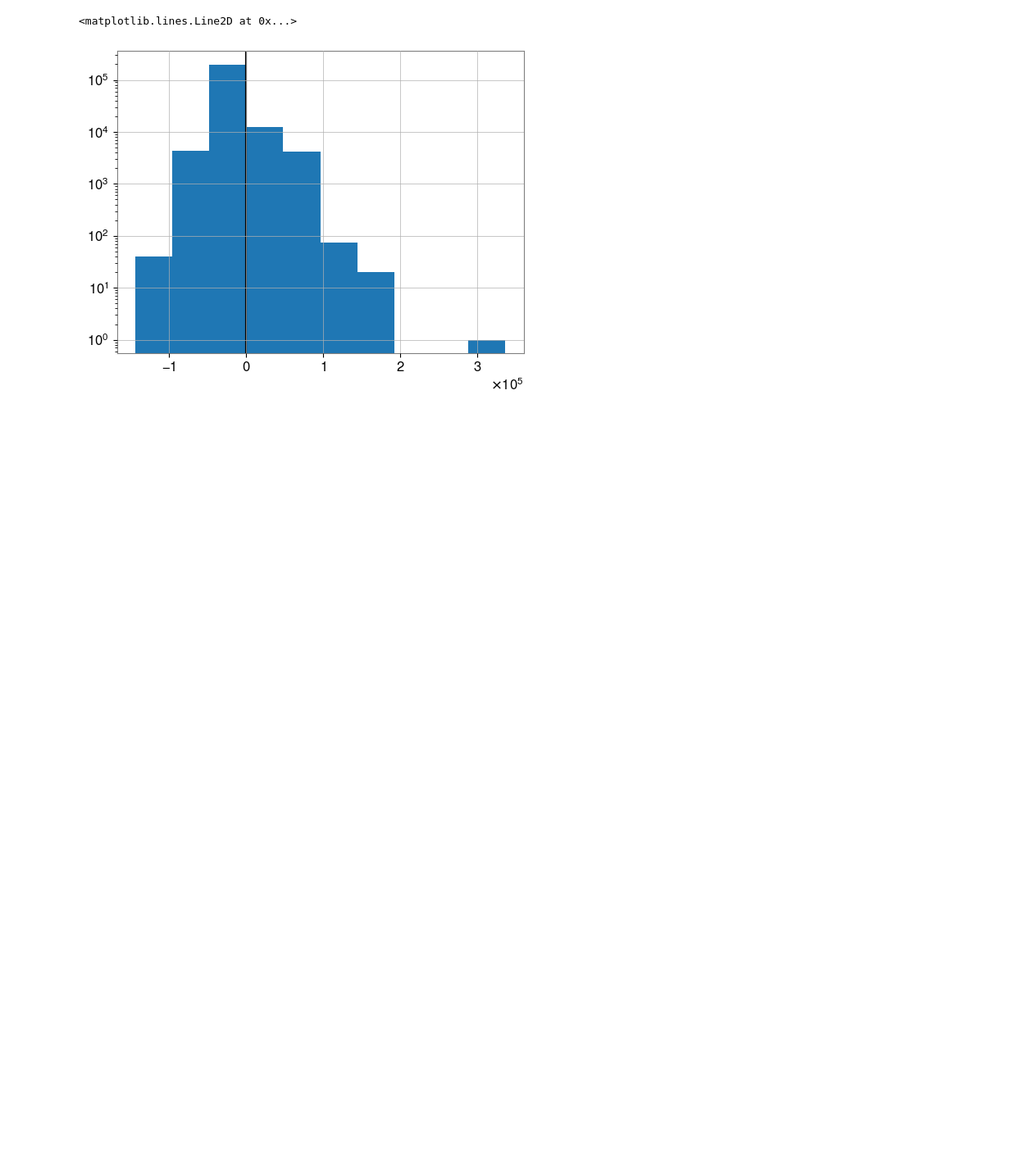
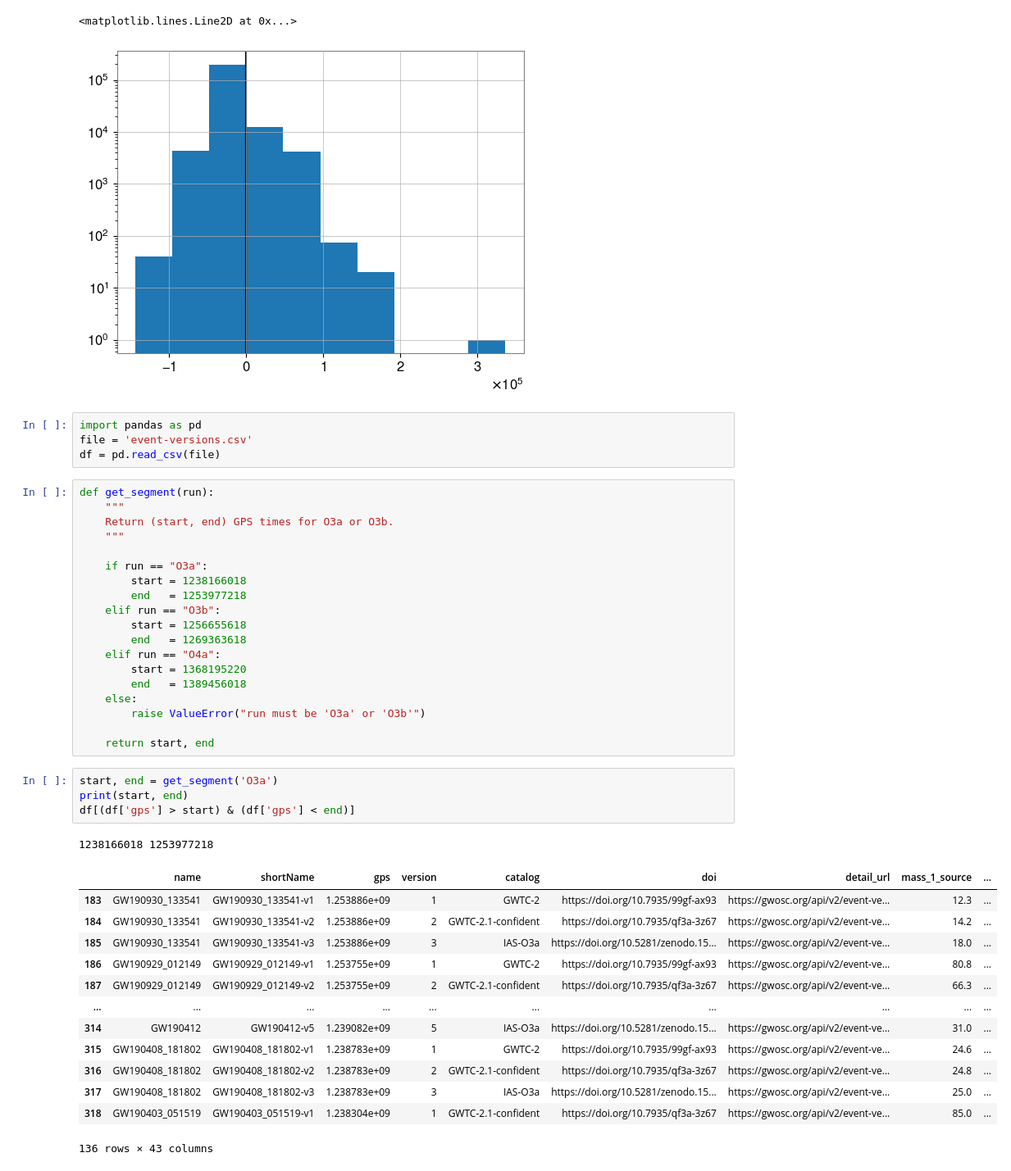
Before and after one commit to ashishmathew0297/gwpy-experiments, a Jupyter notebook: dq_data/testing_gaps.ipynb, the cells around one changed output. Shown at 82% size. Drawn from its saved outputs; the diff is of its cells as text; blank space fills up the shorter version.

```diff
--- a/dq_data/testing_gaps.ipynb
+++ b/dq_data/testing_gaps.ipynb
@@ -150,3 +150,45 @@ plt.axvline(30, c='black')
 # %% [output]
 <matplotlib.lines.Line2D at 0x...>
 [figure]
+# %%
+import pandas as pd
+file = 'event-versions.csv'
+df = pd.read_csv(file)
+# %%
+def get_segment(run):
+    """
+    Return (start, end) GPS times for O3a or O3b.
+    """
+
+    if run == "O3a":
+        start = 1238166018
+        end   = 1253977218
+    elif run == "O3b":
+        start = 1256655618
+        end   = 1269363618
+    elif run == "O4a":
+        start = 1368195220
+        end   = 1389456018
+    else:
+        raise ValueError("run must be 'O3a' or 'O3b'")
+
+    return start, end
+# %%
+start, end = get_segment('O3a')
+print(start, end)
+df[(df['gps'] > start) & (df['gps'] < end)]
+# %% [output]
+1238166018 1253977218
+|  | name | shortName | gps | version | catalog | doi | detail_url | mass_1_source | ... |
+| 183 | GW190930_133541 | GW190930_133541-v1 | 1.253886e+09 | 1 | GWTC-2 | https://doi.org/10.7935/99gf-ax93 | https://gwosc.org/api/v2/event-ve... | 12.3 | ... |
+| 184 | GW190930_133541 | GW190930_133541-v2 | 1.253886e+09 | 2 | GWTC-2.1-confident | https://doi.org/10.7935/qf3a-3z67 | https://gwosc.org/api/v2/event-ve... | 14.2 | ... |
+| 185 | GW190930_133541 | GW190930_133541-v3 | 1.253886e+09 | 3 | IAS-O3a | https://doi.org/10.5281/zenodo.15... | https://gwosc.org/api/v2/event-ve... | 18.0 | ... |
+| 186 | GW190929_012149 | GW190929_012149-v1 | 1.253755e+09 | 1 | GWTC-2 | https://doi.org/10.7935/99gf-ax93 | https://gwosc.org/api/v2/event-ve... | 80.8 | ... |
+| 187 | GW190929_012149 | GW190929_012149-v2 | 1.253755e+09 | 2 | GWTC-2.1-confident | https://doi.org/10.7935/qf3a-3z67 | https://gwosc.org/api/v2/event-ve... | 66.3 | ... |
+| ... | ... | ... | ... | ... | ... | ... | ... | ... | ... |
+| 314 | GW190412 | GW190412-v5 | 1.239082e+09 | 5 | IAS-O3a | https://doi.org/10.5281/zenodo.15... | https://gwosc.org/api/v2/event-ve... | 31.0 | ... |
+| 315 | GW190408_181802 | GW190408_181802-v1 | 1.238783e+09 | 1 | GWTC-2 | https://doi.org/10.7935/99gf-ax93 | https://gwosc.org/api/v2/event-ve... | 24.6 | ... |
+| 316 | GW190408_181802 | GW190408_181802-v2 | 1.238783e+09 | 2 | GWTC-2.1-confident | https://doi.org/10.7935/qf3a-3z67 | https://gwosc.org/api/v2/event-ve... | 24.8 | ... |
+| 317 | GW190408_181802 | GW190408_181802-v3 | 1.238783e+09 | 3 | IAS-O3a | https://doi.org/10.5281/zenodo.15... | https://gwosc.org/api/v2/event-ve... | 25.0 | ... |
+| 318 | GW190403_051519 | GW190403_051519-v1 | 1.238304e+09 | 1 | GWTC-2.1-confident | https://doi.org/10.7935/qf3a-3z67 | https://gwosc.org/api/v2/event-ve... | 85.0 | ... |
+136 rows × 43 columns
```
Also changed, not shown: parts of 1 cell of this notebook, 12 other files.
